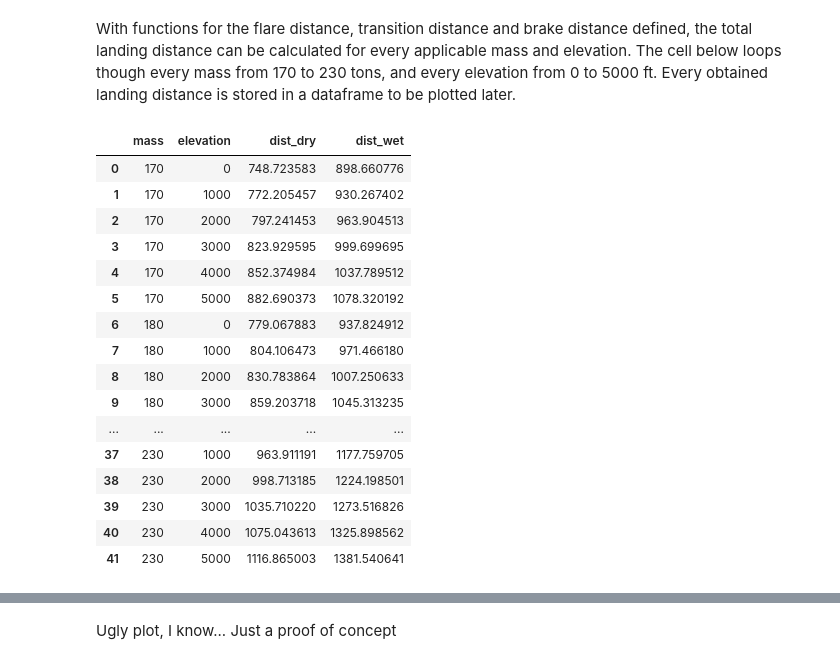
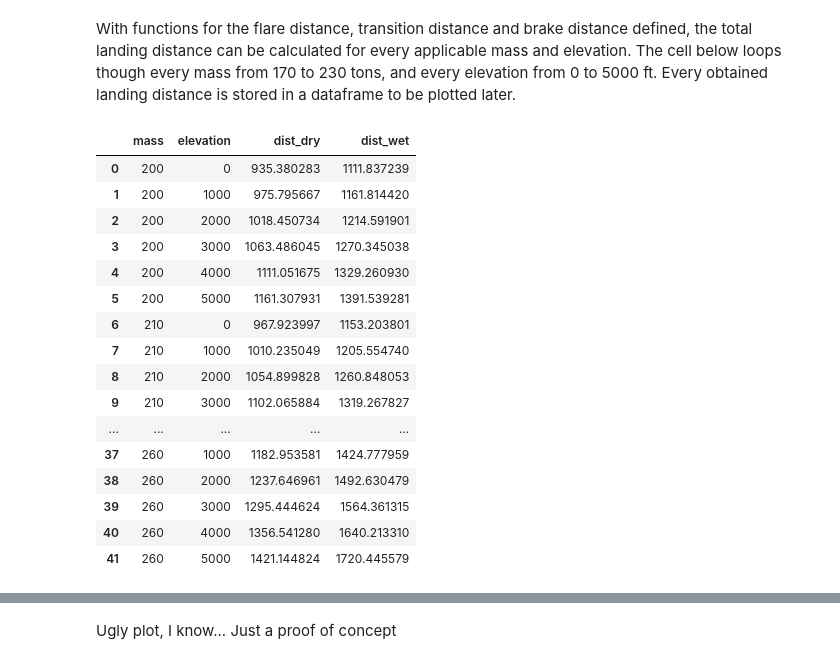
Before and after one commit to pcs03/foe-exercises, a Jupyter notebook: performance/assignment/landing.ipynb, the cells around one changed output, grey strips where cells are left out. Saved outputs shown, nothing was run; the diff lists cells and outputs as text; code cells hidden in the pictures.

```diff
--- a/performance/assignment/landing.ipynb
+++ b/performance/assignment/landing.ipynb
@@ -260,50 +264,50 @@ def get_ground_run(weight: qty.Force, elevation: qty.Distance, mu: float, v_bo:
 # %% [markdown]
 With functions for the flare distance, transition distance and brake distance defined, the total landing distance can be calculated for every applicable mass and elevation. The cell below loops though every mass from 170 to 230 tons, and every elevation from 0 to 5000 ft. Every obtained landing distance is stored in a dataframe to be plotted later.
 # %%
-masses = [qty.Mass.M_ton(m) for m in np.arange(170, 240, 10)]
+masses = [qty.Mass.M_ton(m) for m in np.arange(200, 270, 10)]
 elevations = [qty.Distance.Ft(h) for h in np.arange(0, 6000, 1000)]
 
 df = pd.DataFrame(columns=["mass", "elevation", "dist_dry", "dist_wet"])
 
 for mass in masses:
     for elev in elevations:
         weight = qty.Force.Kg(mass)
         v_ref, v_td, v_bo, v_stall = get_tas(weight, elev)
 
 
         dist_flare = get_flare_dist(weight, elev, v_ref, v_td)
         dist_trans = get_trans_dist(v_td, v_bo)
         dist_brake_dry = get_ground_run(weight, elev, mu_dry, v_bo)
         dist_brake_wet = get_ground_run(weight, elev, mu_wet, v_bo)
 
         dist_total_dry = qty.Distance(dist_flare + dist_trans + dist_brake_dry)
         dist_total_wet = qty.Distance(dist_flare + dist_trans + dist_brake_wet)
 
         df.loc[len(df)] = {
             "mass": int(mass.m_ton),
             "elevation": int(elev.ft),
             "dist_dry": float(dist_total_dry.base),
             "dist_wet": float(dist_total_wet.base)
         }
 df
 # %% [output]
 |  | mass | elevation | dist_dry | dist_wet |
-| 0 | 170 | 0 | 748.723583 | 898.660776 |
-| 1 | 170 | 1000 | 772.205457 | 930.267402 |
-| 2 | 170 | 2000 | 797.241453 | 963.904513 |
-| 3 | 170 | 3000 | 823.929595 | 999.699695 |
-| 4 | 170 | 4000 | 852.374984 | 1037.789512 |
-| 5 | 170 | 5000 | 882.690373 | 1078.320192 |
-| 6 | 180 | 0 | 779.067883 | 937.824912 |
-| 7 | 180 | 1000 | 804.106473 | 971.466180 |
-| 8 | 180 | 2000 | 830.783864 | 1007.250633 |
-| 9 | 180 | 3000 | 859.203718 | 1045.313235 |
+| 0 | 200 | 0 | 935.380283 | 1111.837239 |
+| 1 | 200 | 1000 | 975.795667 | 1161.814420 |
+| 2 | 200 | 2000 | 1018.450734 | 1214.591901 |
+| 3 | 200 | 3000 | 1063.486045 | 1270.345038 |
+| 4 | 200 | 4000 | 1111.051675 | 1329.260930 |
+| 5 | 200 | 5000 | 1161.307931 | 1391.539281 |
+| 6 | 210 | 0 | 967.923997 | 1153.203801 |
+| 7 | 210 | 1000 | 1010.235049 | 1205.554740 |
+| 8 | 210 | 2000 | 1054.899828 | 1260.848053 |
+| 9 | 210 | 3000 | 1102.065884 | 1319.267827 |
 | ... | ... | ... | ... | ... |
-| 37 | 230 | 1000 | 963.911191 | 1177.759705 |
-| 38 | 230 | 2000 | 998.713185 | 1224.198501 |
-| 39 | 230 | 3000 | 1035.710220 | 1273.516826 |
-| 40 | 230 | 4000 | 1075.043613 | 1325.898562 |
-| 41 | 230 | 5000 | 1116.865003 | 1381.540641 |
+| 37 | 260 | 1000 | 1182.953581 | 1424.777959 |
+| 38 | 260 | 2000 | 1237.646961 | 1492.630479 |
+| 39 | 260 | 3000 | 1295.444624 | 1564.361315 |
+| 40 | 260 | 4000 | 1356.541280 | 1640.213310 |
+| 41 | 260 | 5000 | 1421.144824 | 1720.445579 |
 # %%
 sub = df[df['mass'] == 170]
 subsubdf = df[df['mass'] == 180]
```
Also changed, not shown: parts of 2 cells of this notebook, 1 other file.
